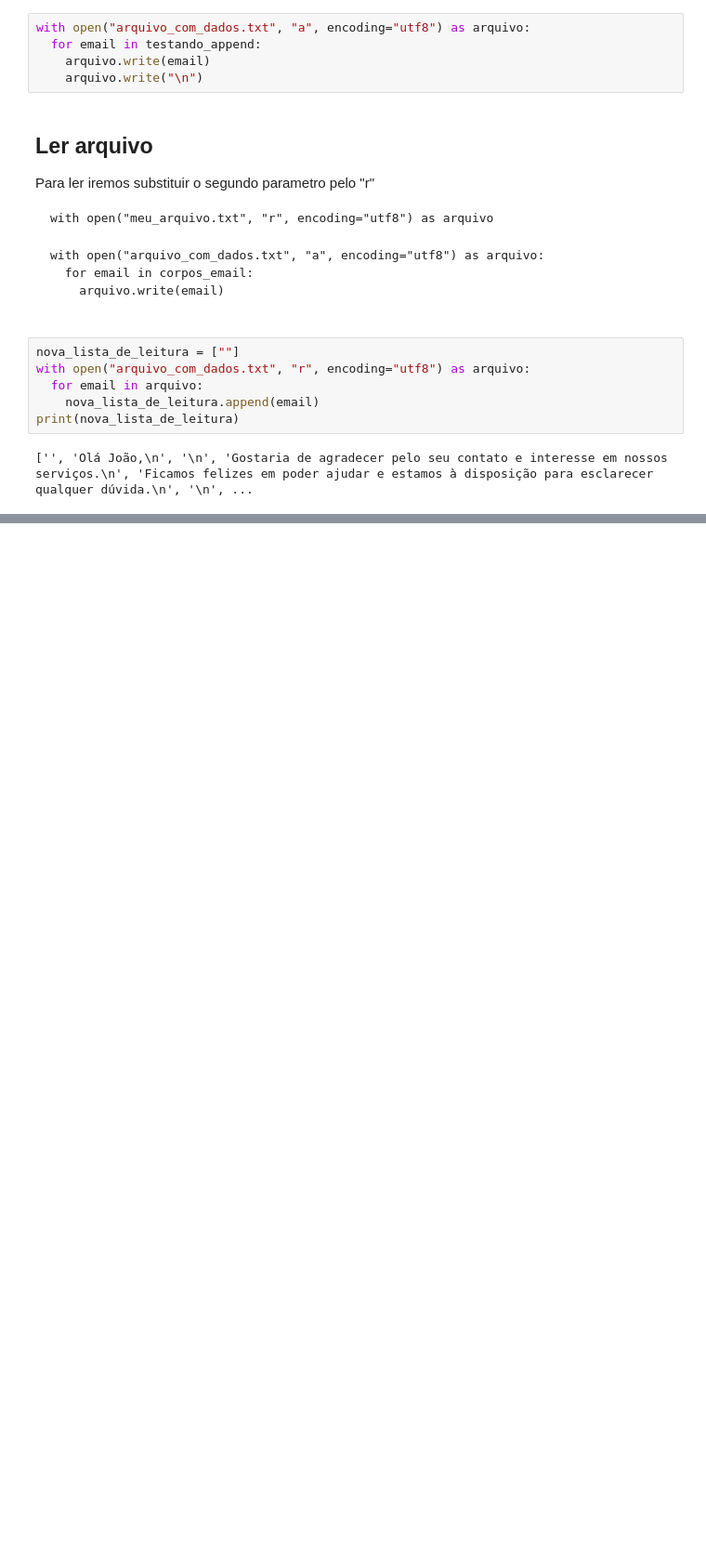
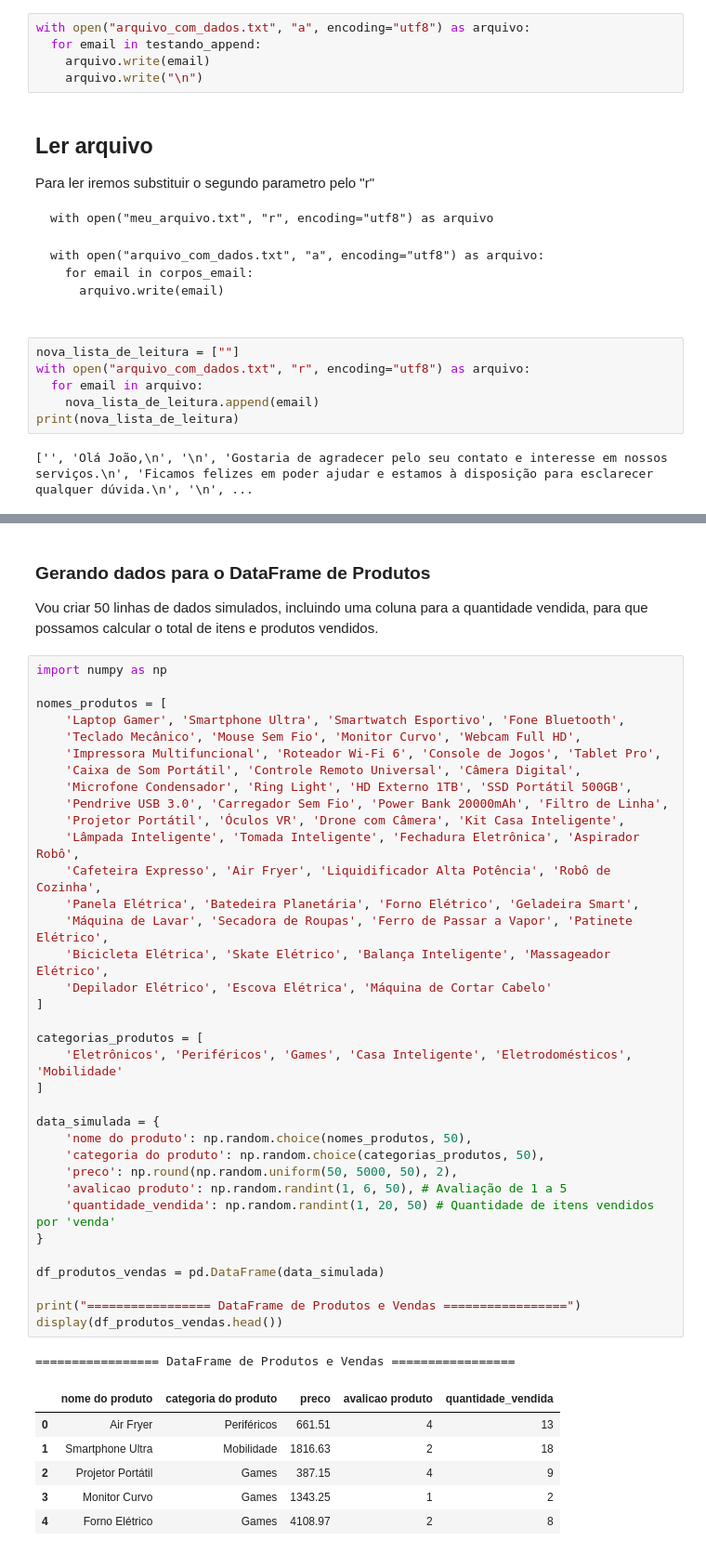
Before and after one commit to ThailanRg/ai-engineering, a Jupyter notebook: google-colab-egenieria.ipynb, the cells around one changed output, grey strips where cells are left out. Shown at 93% size. Saved outputs shown, nothing was run; the diff lists cells and outputs as text; blank space fills up the shorter version.

```diff
--- a/google-colab-egenieria.ipynb
+++ b/google-colab-egenieria.ipynb
@@ -411,0 +462,47 @@ print(nova_lista_de_leitura)
+# %% [markdown]
+### Gerando dados para o DataFrame de Produtos
+
+Vou criar 50 linhas de dados simulados, incluindo uma coluna para a quantidade vendida, para que possamos calcular o total de itens e produtos vendidos.
+# %%
+import numpy as np
+
+nomes_produtos = [
+    'Laptop Gamer', 'Smartphone Ultra', 'Smartwatch Esportivo', 'Fone Bluetooth',
+    'Teclado Mecânico', 'Mouse Sem Fio', 'Monitor Curvo', 'Webcam Full HD',
+    'Impressora Multifuncional', 'Roteador Wi-Fi 6', 'Console de Jogos', 'Tablet Pro',
+    'Caixa de Som Portátil', 'Controle Remoto Universal', 'Câmera Digital',
+    'Microfone Condensador', 'Ring Light', 'HD Externo 1TB', 'SSD Portátil 500GB',
+    'Pendrive USB 3.0', 'Carregador Sem Fio', 'Power Bank 20000mAh', 'Filtro de Linha',
+    'Projetor Portátil', 'Óculos VR', 'Drone com Câmera', 'Kit Casa Inteligente',
+    'Lâmpada Inteligente', 'Tomada Inteligente', 'Fechadura Eletrônica', 'Aspirador Robô',
+    'Cafeteira Expresso', 'Air Fryer', 'Liquidificador Alta Potência', 'Robô de Cozinha',
+    'Panela Elétrica', 'Batedeira Planetária', 'Forno Elétrico', 'Geladeira Smart',
+    'Máquina de Lavar', 'Secadora de Roupas', 'Ferro de Passar a Vapor', 'Patinete Elétrico',
+    'Bicicleta Elétrica', 'Skate Elétrico', 'Balança Inteligente', 'Massageador Elétrico',
+    'Depilador Elétrico', 'Escova Elétrica', 'Máquina de Cortar Cabelo'
+]
+
+categorias_produtos = [
+    'Eletrônicos', 'Periféricos', 'Games', 'Casa Inteligente', 'Eletrodomésticos', 'Mobilidade'
+]
+
+data_simulada = {
+    'nome do produto': np.random.choice(nomes_produtos, 50),
+    'categoria do produto': np.random.choice(categorias_produtos, 50),
+    'preco': np.round(np.random.uniform(50, 5000, 50), 2),
+    'avalicao produto': np.random.randint(1, 6, 50), # Avaliação de 1 a 5
+    'quantidade_vendida': np.random.randint(1, 20, 50) # Quantidade de itens vendidos por 'venda'
+}
+
+df_produtos_vendas = pd.DataFrame(data_simulada)
+
+print("================= DataFrame de Produtos e Vendas =================")
+display(df_produtos_vendas.head())
+# %% [output]
+================= DataFrame de Produtos e Vendas =================
+|  | nome do produto | categoria do produto | preco | avalicao produto | quantidade_vendida |
+| 0 | Air Fryer | Periféricos | 661.51 | 4 | 13 |
+| 1 | Smartphone Ultra | Mobilidade | 1816.63 | 2 | 18 |
+| 2 | Projetor Portátil | Games | 387.15 | 4 | 9 |
+| 3 | Monitor Curvo | Games | 1343.25 | 1 | 2 |
+| 4 | Forno Elétrico | Games | 4108.97 | 2 | 8 |
```
Also changed, not shown: parts of 6 cells of this notebook.
